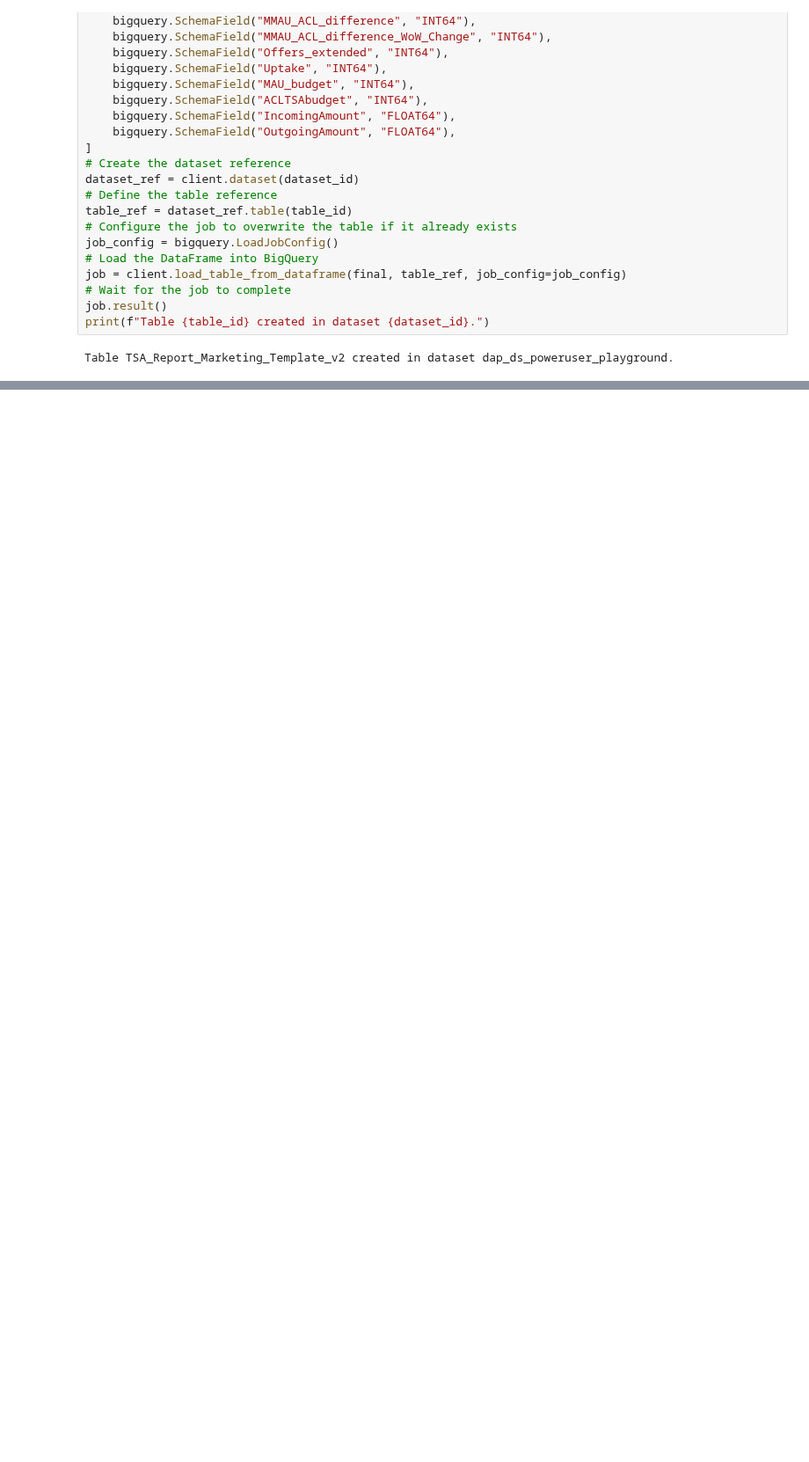
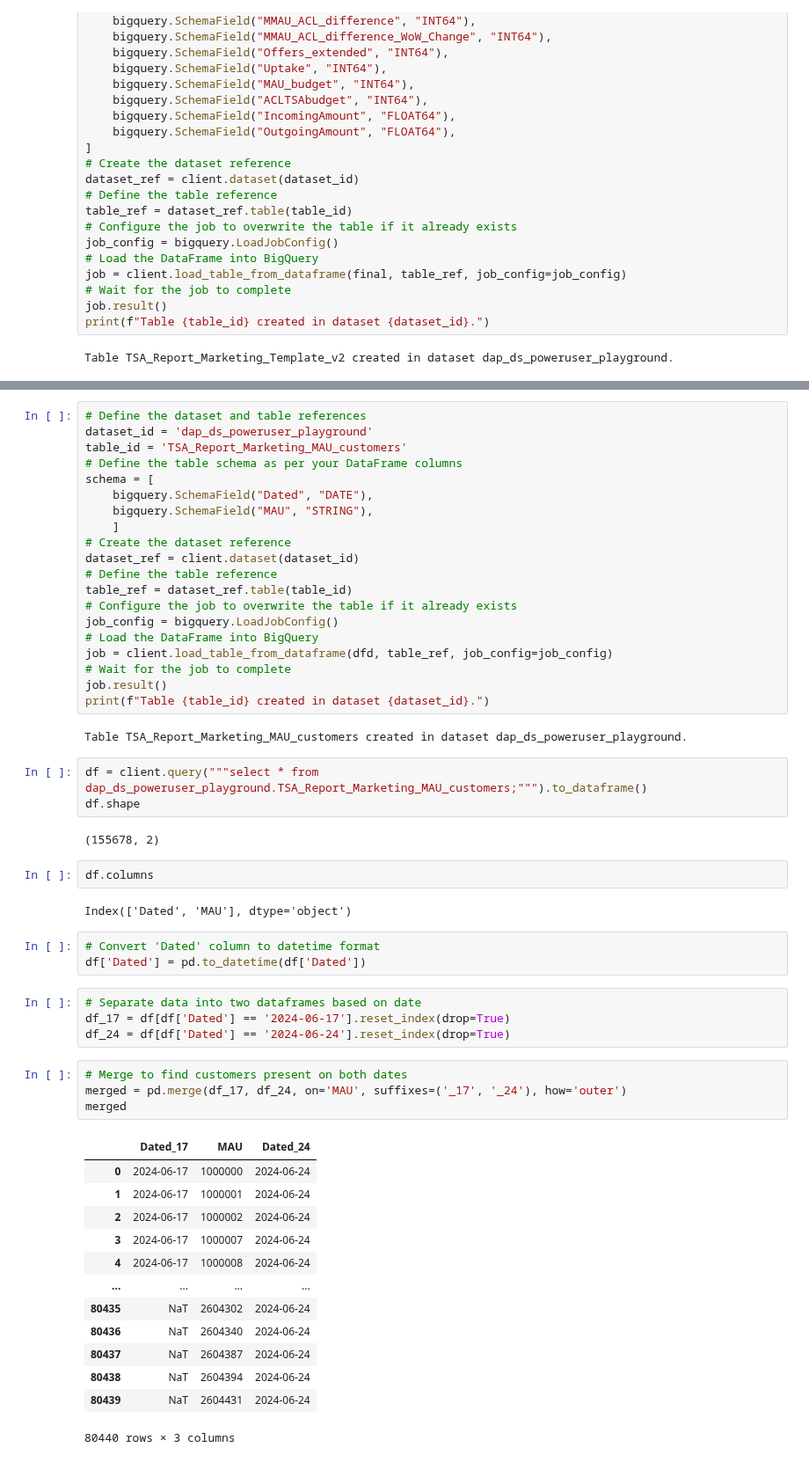
Before and after one commit to dchakroborti-tonik/MAU_MMAU_REPORT, a Jupyter notebook: TSA_REPORT_TEMPLATE_v2.ipynb, the cells around one changed output, grey strips where cells are left out. Shown at 88% size. Drawn from its saved outputs; the diff is of its cells as text; blank space fills up the shorter version.

Commit message:
TSA Report MAU customerid data saved

```diff
--- a/TSA_REPORT_TEMPLATE_v2.ipynb
+++ b/TSA_REPORT_TEMPLATE_v2.ipynb
@@ -568,0 +687,56 @@ Table TSA_Report_Marketing_Template_v2 created in dataset dap_ds_poweruser_playg
+# %%
+# Define the dataset and table references
+dataset_id = 'dap_ds_poweruser_playground'
+table_id = 'TSA_Report_Marketing_MAU_customers'
+# Define the table schema as per your DataFrame columns
+schema = [
+    bigquery.SchemaField("Dated", "DATE"),
+    bigquery.SchemaField("MAU", "STRING"),
+    ]
+# Create the dataset reference
+dataset_ref = client.dataset(dataset_id)
+# Define the table reference
+table_ref = dataset_ref.table(table_id)
+# Configure the job to overwrite the table if it already exists
+job_config = bigquery.LoadJobConfig()
+# Load the DataFrame into BigQuery
+job = client.load_table_from_dataframe(dfd, table_ref, job_config=job_config)
+# Wait for the job to complete
+job.result()
+print(f"Table {table_id} created in dataset {dataset_id}.")
+# %% [output]
+Table TSA_Report_Marketing_MAU_customers created in dataset dap_ds_poweruser_playground.
+# %%
+df = client.query("""select * from dap_ds_poweruser_playground.TSA_Report_Marketing_MAU_customers;""").to_dataframe()
+df.shape
+# %% [output]
+(155678, 2)
+# %%
+df.columns
+# %% [output]
+Index(['Dated', 'MAU'], dtype='object')
+# %%
+# Convert 'Dated' column to datetime format
+df['Dated'] = pd.to_datetime(df['Dated'])
+# %%
+# Separate data into two dataframes based on date
+df_17 = df[df['Dated'] == '2024-06-17'].reset_index(drop=True)
+df_24 = df[df['Dated'] == '2024-06-24'].reset_index(drop=True)
+# %%
+# Merge to find customers present on both dates
+merged = pd.merge(df_17, df_24, on='MAU', suffixes=('_17', '_24'), how='outer')
+merged
+# %% [output]
+|  | Dated_17 | MAU | Dated_24 |
+| 0 | 2024-06-17 | 1000000 | 2024-06-24 |
+| 1 | 2024-06-17 | 1000001 | 2024-06-24 |
+| 2 | 2024-06-17 | 1000002 | 2024-06-24 |
+| 3 | 2024-06-17 | 1000007 | 2024-06-24 |
+| 4 | 2024-06-17 | 1000008 | 2024-06-24 |
+| ... | ... | ... | ... |
+| 80435 | NaT | 2604302 | 2024-06-24 |
+| 80436 | NaT | 2604340 | 2024-06-24 |
+| 80437 | NaT | 2604387 | 2024-06-24 |
+| 80438 | NaT | 2604394 | 2024-06-24 |
+| 80439 | NaT | 2604431 | 2024-06-24 |
+80440 rows × 3 columns
```
Also changed, not shown: parts of 25 cells of this notebook.
